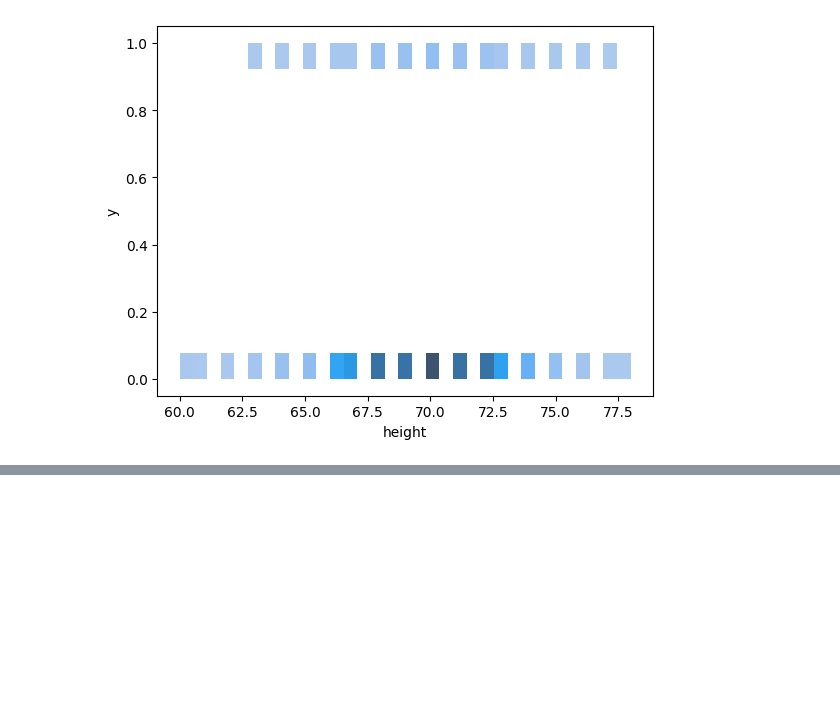
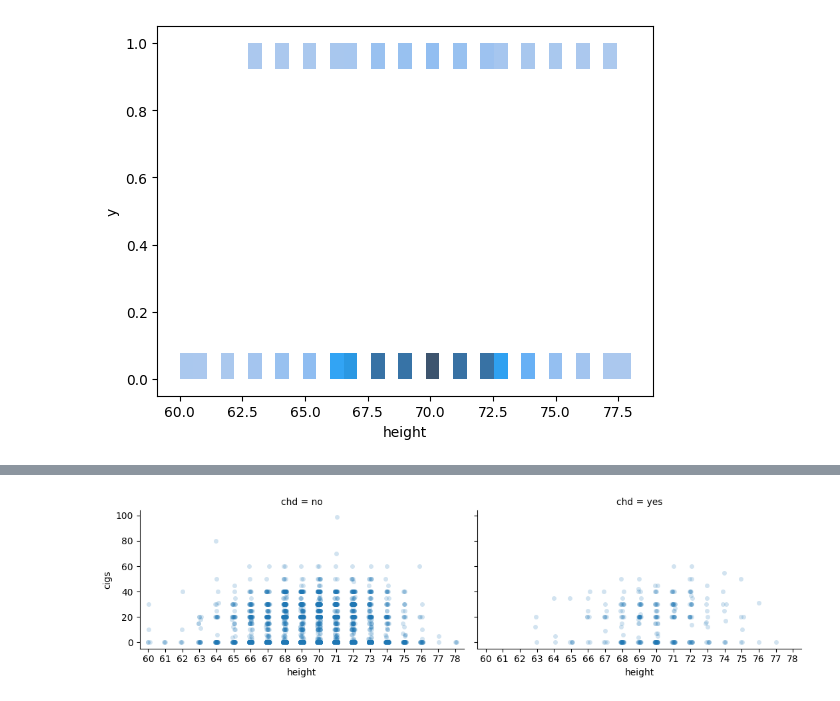
Before and after one commit to percivalphakath/Extending-the-Linear-Model-with-Python, a Jupyter notebook: Chapter2-BinaryResponse.ipynb, the cells around one changed output, grey strips where cells are left out. Cells and saved outputs as stored; diff of their text form; code cells hidden in the pictures; blank space fills up the shorter version.

```diff
--- a/Chapter2-BinaryResponse.ipynb
+++ b/Chapter2-BinaryResponse.ipynb
@@ -44,0 +78,13 @@ sns.histplot(data=wcgs,
+# %%
+# Stripplot - Height and cigarette consumption for men without heart disease on the left and with heart diseas on the right.
+sns.FacetGrid(data=wcgs,
+              col='chd',
+              aspect=1.8).map(
+                  sns.stripplot,
+                  "height",
+                  "cigs",
+                  jitter=True,
+                  alpha=0.2,
+                  order = None);
+# %% [output]
+[figure, added]
```
Also changed, not shown: parts of 4 cells of this notebook.
